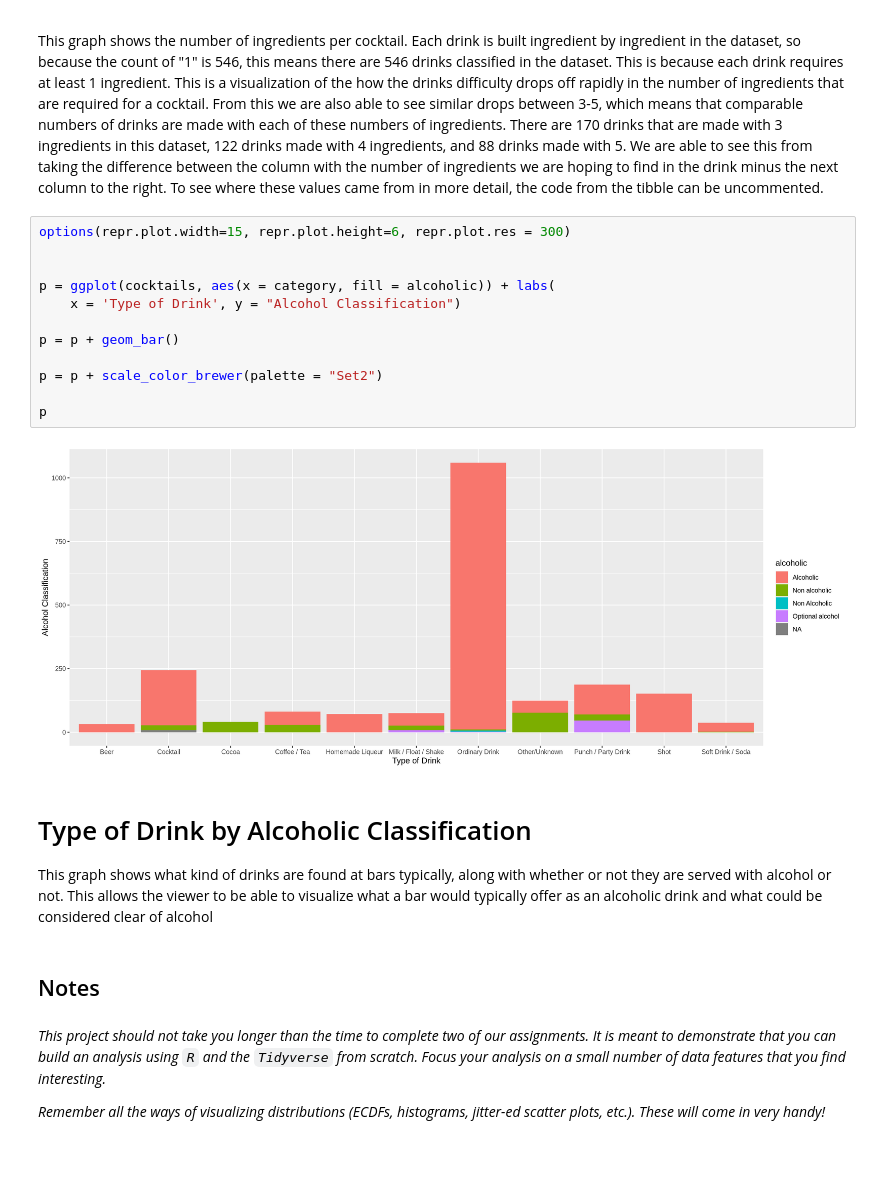
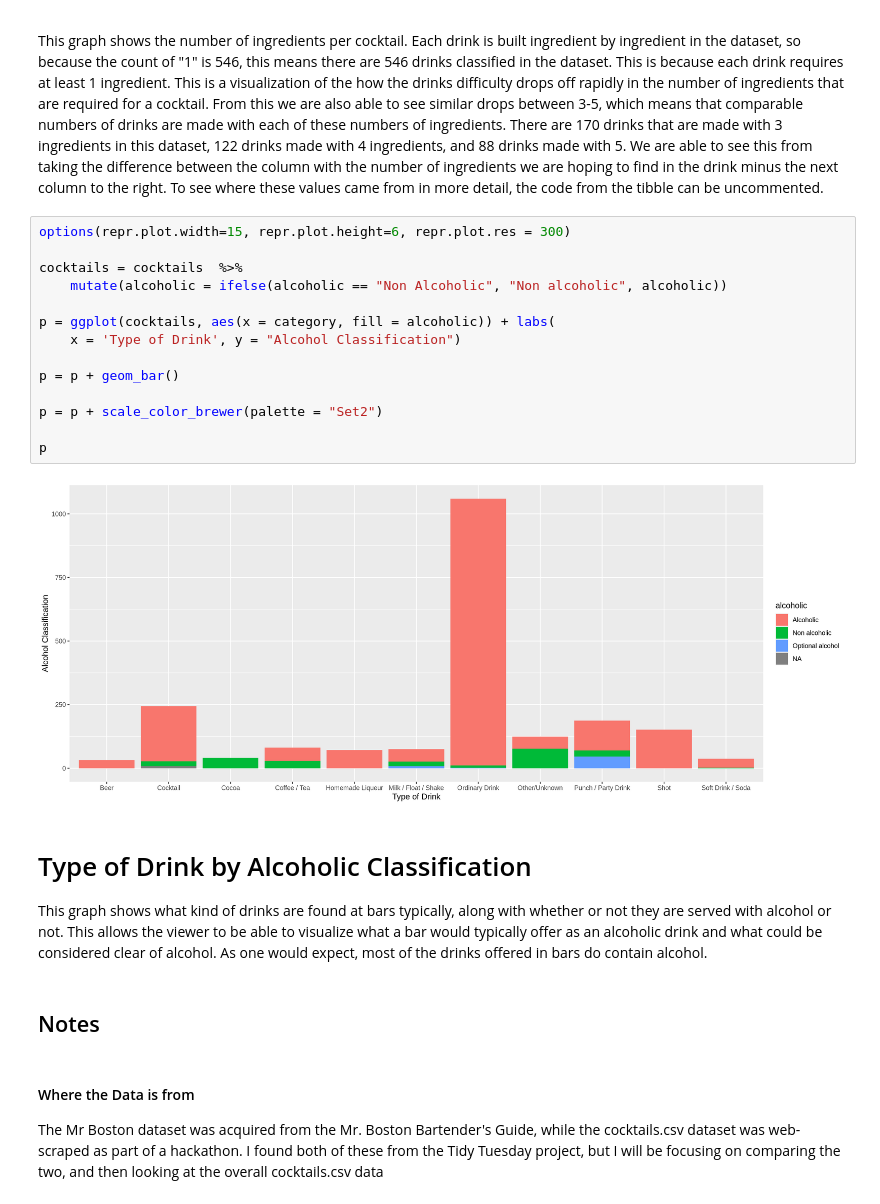
Before and after one commit to avbell22/Bios512, a Jupyter notebook: BIOS512_final_project1.ipynb, the cells around one changed output. Drawn from its saved outputs; the diff is of its cells as text; blank space fills up the shorter version.

```diff
--- a/BIOS512_final_project1.ipynb
+++ b/BIOS512_final_project1.ipynb
@@ -111,24 +108,25 @@ This graph shows the number of ingredients per cocktail. Each drink is built ing
 # %%
 options(repr.plot.width=15, repr.plot.height=6, repr.plot.res = 300)
 
+cocktails = cocktails  %>%
+    mutate(alcoholic = ifelse(alcoholic == "Non Alcoholic", "Non alcoholic", alcoholic))
 
 p = ggplot(cocktails, aes(x = category, fill = alcoholic)) + labs(
     x = 'Type of Drink', y = "Alcohol Classification")
 
 p = p + geom_bar()
 
 p = p + scale_color_brewer(palette = "Set2")
 
 p
 # %% [output]
-[figure, old version]
+[figure, new version]
 # %% [markdown]
 # Type of Drink by Alcoholic Classification
 
-This graph shows what kind of drinks are found at bars typically, along with whether or not they are served with alcohol or not. This allows the viewer to be able to visualize what a bar would typically offer as an alcoholic drink and what could be considered clear of alcohol
+This graph shows what kind of drinks are found at bars typically, along with whether or not they are served with alcohol or not. This allows the viewer to be able to visualize what a bar would typically offer as an alcoholic drink and what could be considered clear of alcohol. As one would expect, most of the drinks offered in bars do contain alcohol.
 # %% [markdown]
 ## Notes
 # %% [markdown]
-*This project should not take you longer than the time to complete two of our assignments. It is meant to demonstrate that you can build an analysis using `R` and the `Tidyverse` from scratch. Focus your analysis on a small number of data features that you find interesting.*
-
-*Remember all the ways of visualizing distributions (ECDFs, histograms, jitter-ed scatter plots, etc.). These will come in very handy!*
+#### Where the Data is from
+The Mr Boston dataset was acquired from the Mr. Boston Bartender's Guide, while the cocktails.csv dataset was web-scraped as part of a hackathon. I found both of these from the Tidy Tuesday project, but I will be focusing on comparing the two, and then looking at the overall cocktails.csv data
```
Also changed, not shown: parts of 1 cell of this notebook.
